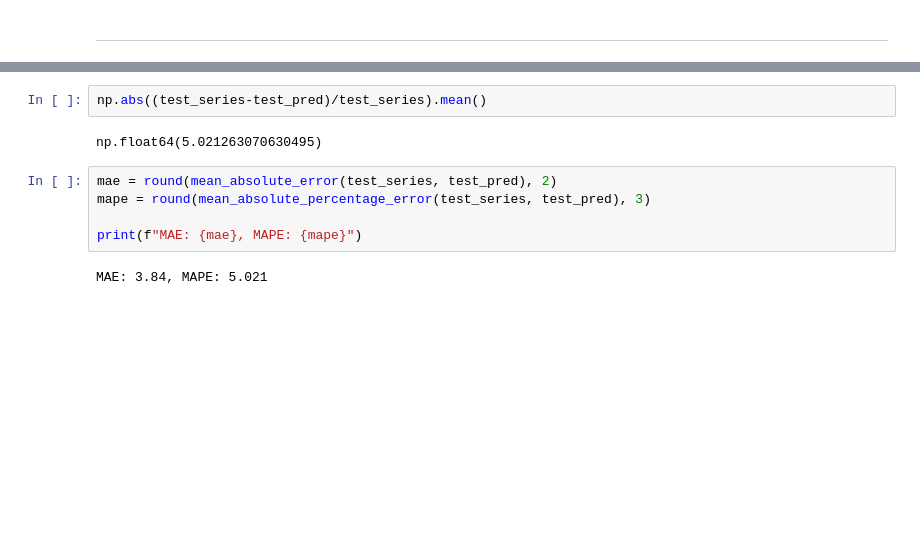
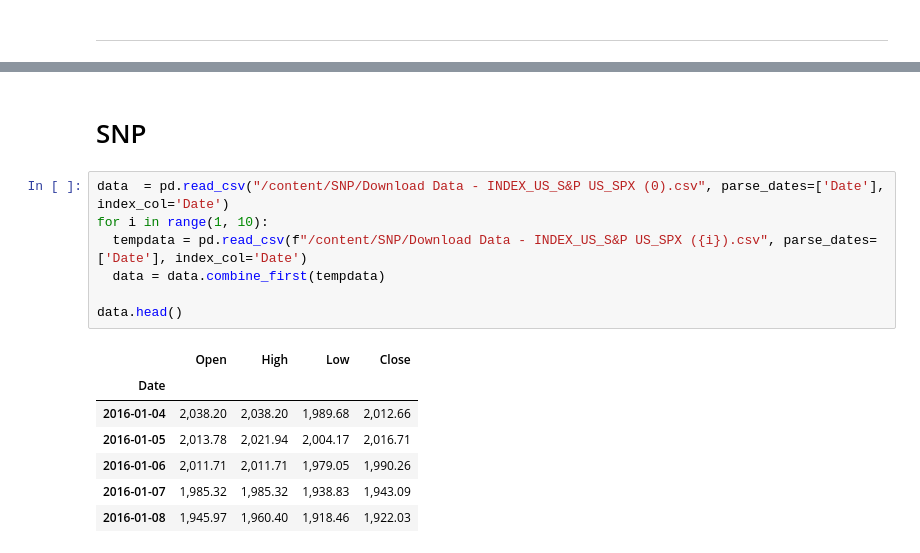
Before and after one commit to Zasegor/fourier-series-prediction, a Jupyter notebook: main.ipynb, the cells around one changed output, grey strips where cells are left out. Saved outputs shown, nothing was run; the diff lists cells and outputs as text; blank space fills up the shorter version.

Commit message:
snp index

```diff
--- a/main.ipynb
+++ b/main.ipynb
@@ -709,11 +564,17 @@ MAE: 3.84, MAPE: 5.021
-# %%
-np.abs((test_series-test_pred)/test_series).mean()
-# %% [output]
-np.float64(5.021263070630495)
-# %%
-mae = round(mean_absolute_error(test_series, test_pred), 2)
-mape = round(mean_absolute_percentage_error(test_series, test_pred), 3)
-
-print(f"MAE: {mae}, MAPE: {mape}")
-# %% [output]
-MAE: 3.84, MAPE: 5.021
+# %% [markdown]
+# SNP
+# %%
+data  = pd.read_csv("/content/SNP/Download Data - INDEX_US_S&P US_SPX (0).csv", parse_dates=['Date'], index_col='Date')
+for i in range(1, 10):
+  tempdata = pd.read_csv(f"/content/SNP/Download Data - INDEX_US_S&P US_SPX ({i}).csv", parse_dates=['Date'], index_col='Date')
+  data = data.combine_first(tempdata)
+
+data.head()
+# %% [output]
+|  | Open | High | Low | Close |
+| Date |  |  |  |  |
+| 2016-01-04 | 2,038.20 | 2,038.20 | 1,989.68 | 2,012.66 |
+| 2016-01-05 | 2,013.78 | 2,021.94 | 2,004.17 | 2,016.71 |
+| 2016-01-06 | 2,011.71 | 2,011.71 | 1,979.05 | 1,990.26 |
+| 2016-01-07 | 1,985.32 | 1,985.32 | 1,938.83 | 1,943.09 |
+| 2016-01-08 | 1,945.97 | 1,960.40 | 1,918.46 | 1,922.03 |
```
Also changed, not shown: parts of 16 cells of this notebook.
